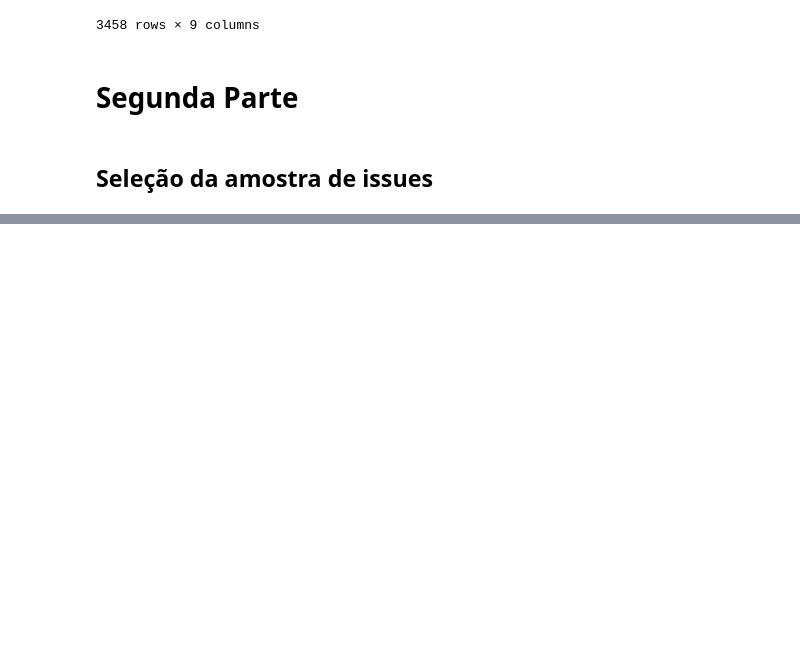
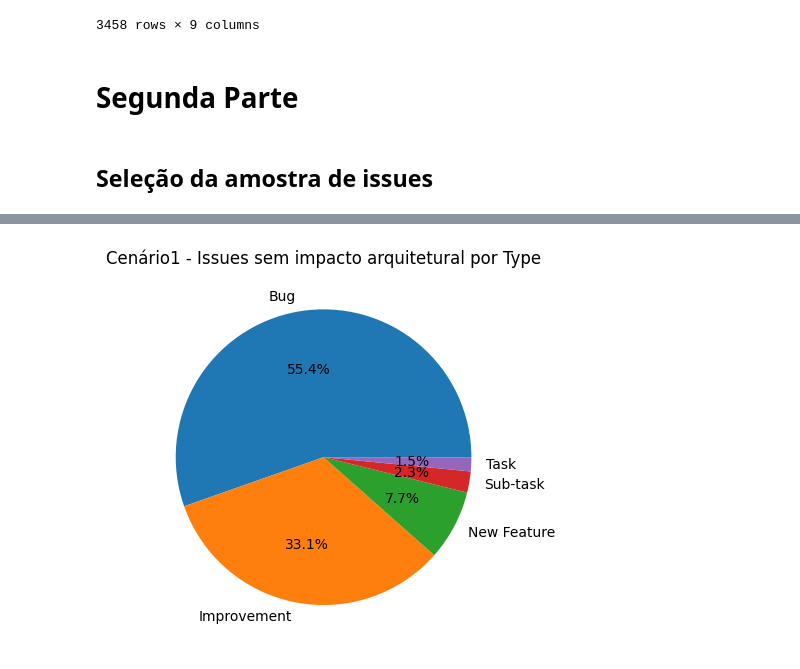
Before and after one commit to armandossrecife/my_validation2, a Jupyter notebook: analise_issues_cassandra.ipynb, the cells around one changed output, grey strips where cells are left out. Cells and saved outputs as stored; diff of their text form; code cells hidden in the pictures; blank space fills up the shorter version.

```diff
--- a/analise_issues_cassandra.ipynb
+++ b/analise_issues_cassandra.ipynb
@@ -484,0 +784,3 @@ Em andamento...
+# %%
+df_issues_sem_impacto_arquitetural = df_issues_commits_classes_criticas_inspected[df_issues_commits_classes_criticas_inspected.architectural_impact=='NO']
+df_issues_sem_impacto_arquitetural
@@ -484,0 +801,4 @@ Em andamento...
+# %%
+show_pie(my_df=df_issues_sem_impacto_arquitetural, my_field='issue_type', my_title='Cenário1 - Issues sem impacto arquitetural por Type')
+# %% [output]
+[figure, added]
```
Also changed, not shown: parts of 40 cells of this notebook.
